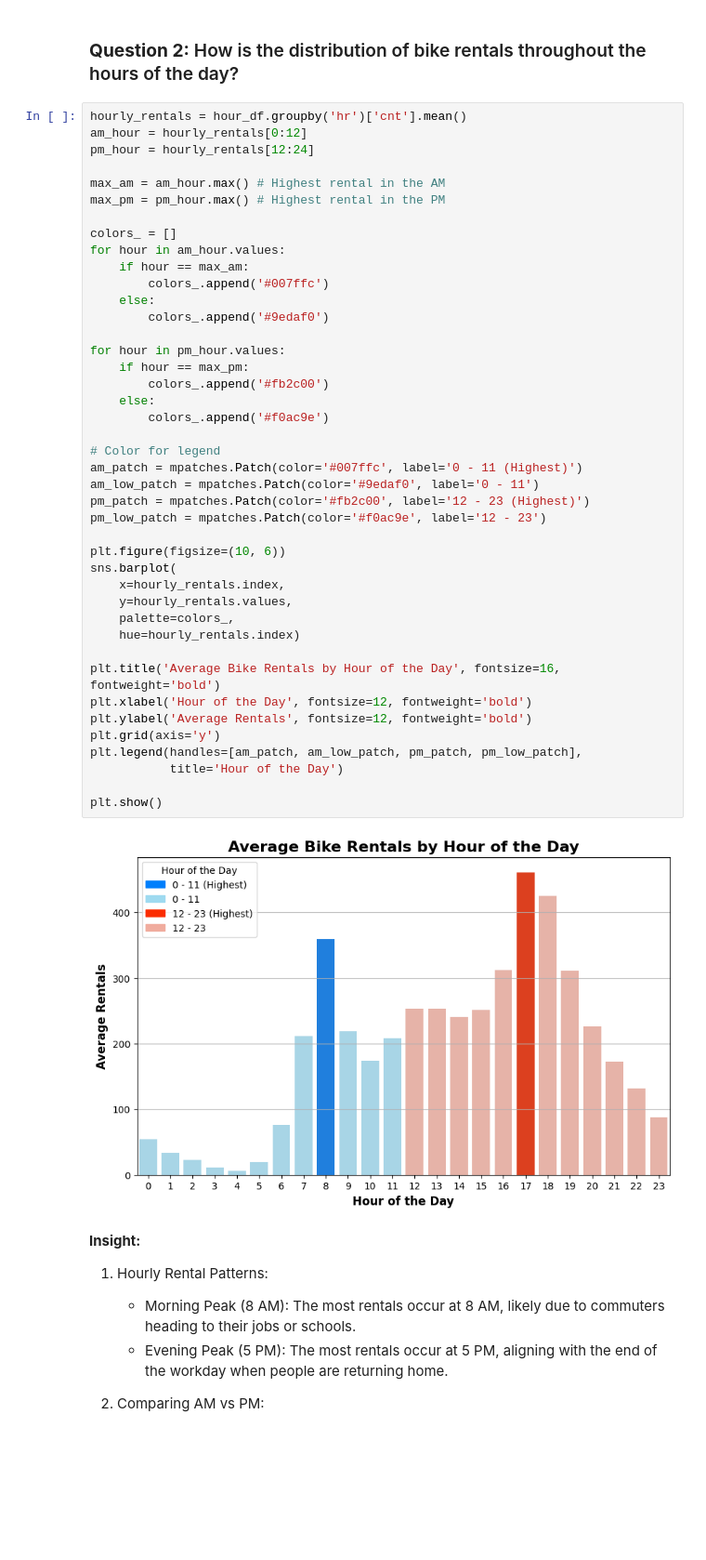
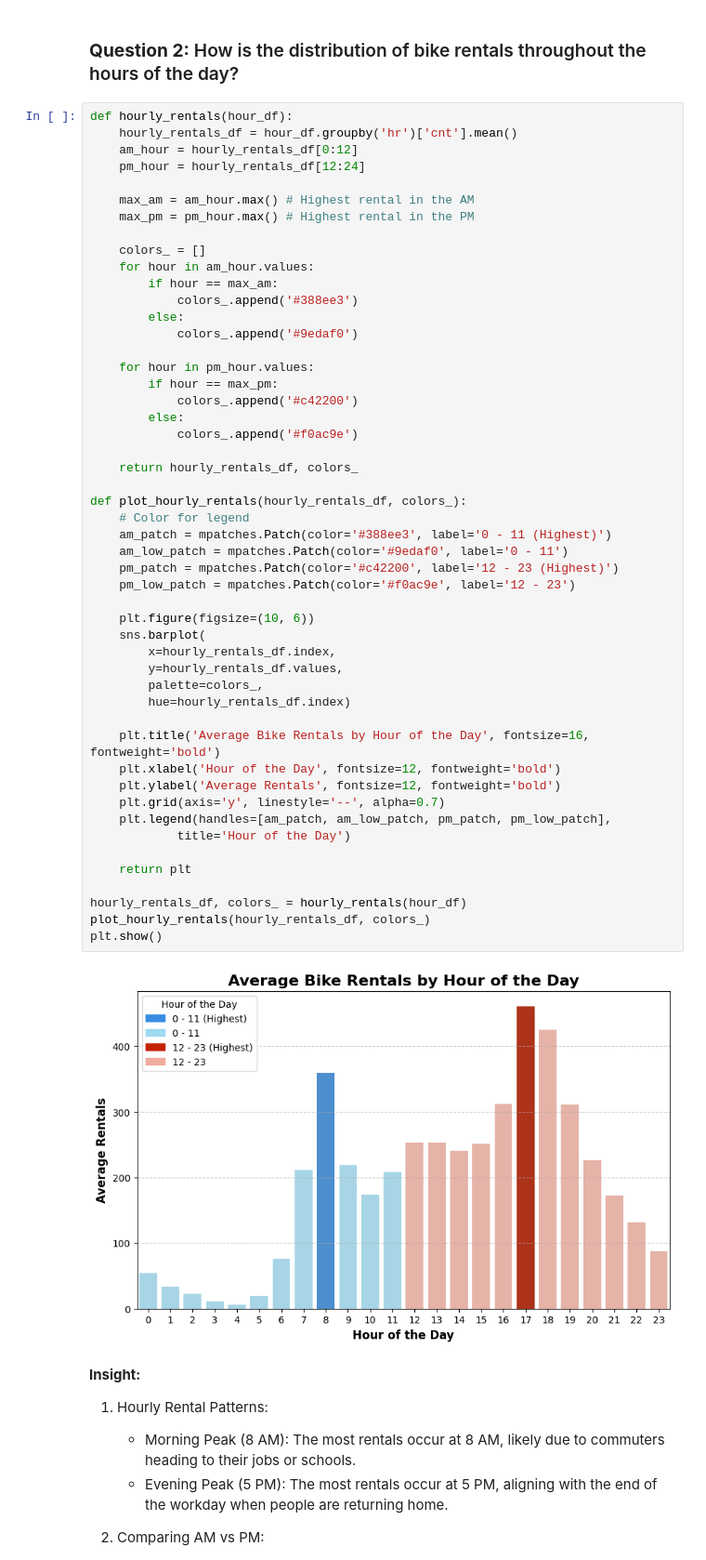
Before and after one commit to rakaarfi/bike-rental-dashboard, a Jupyter notebook: notebook.ipynb, the cells around one changed output. Shown at 93% size. Cells and saved outputs as stored; diff of their text form; blank space fills up the shorter version.

```diff
--- a/notebook.ipynb
+++ b/notebook.ipynb
@@ -369,49 +399,57 @@ plt.show()
 # %% [markdown]
 ### **Question 2:** How is the distribution of bike rentals throughout the hours of the day?
 # %%
-hourly_rentals = hour_df.groupby('hr')['cnt'].mean()
-am_hour = hourly_rentals[0:12]
-pm_hour = hourly_rentals[12:24]
+def hourly_rentals(hour_df):
+    hourly_rentals_df = hour_df.groupby('hr')['cnt'].mean()
+    am_hour = hourly_rentals_df[0:12]
+    pm_hour = hourly_rentals_df[12:24]
 
-max_am = am_hour.max() # Highest rental in the AM
-max_pm = pm_hour.max() # Highest rental in the PM
+    max_am = am_hour.max() # Highest rental in the AM
+    max_pm = pm_hour.max() # Highest rental in the PM
 
-colors_ = []
-for hour in am_hour.values:
-    if hour == max_am:
-        colors_.append('#007ffc')
-    else:
-        colors_.append('#9edaf0')
+    colors_ = []
+    for hour in am_hour.values:
+        if hour == max_am:
+            colors_.append('#388ee3')
+        else:
+            colors_.append('#9edaf0')
 
-for hour in pm_hour.values:
-    if hour == max_pm:
-        colors_.append('#fb2c00')
-    else:
-        colors_.append('#f0ac9e')
+    for hour in pm_hour.values:
+        if hour == max_pm:
+            colors_.append('#c42200')
+        else:
+            colors_.append('#f0ac9e')
 
-# Color for legend
-am_patch = mpatches.Patch(color='#007ffc', label='0 - 11 (Highest)')
-am_low_patch = mpatches.Patch(color='#9edaf0', label='0 - 11')
-pm_patch = mpatches.Patch(color='#fb2c00', label='12 - 23 (Highest)')
-pm_low_patch = mpatches.Patch(color='#f0ac9e', label='12 - 23')
+    return hourly_rentals_df, colors_
 
-plt.figure(figsize=(10, 6))
-sns.barplot(
-    x=hourly_rentals.index,
-    y=hourly_rentals.values,
-    palette=colors_,
-    hue=hourly_rentals.index)
+def plot_hourly_rentals(hourly_rentals_df, colors_):
+    # Color for legend
+    am_patch = mpatches.Patch(color='#388ee3', label='0 - 11 (Highest)')
+    am_low_patch = mpatches.Patch(color='#9edaf0', label='0 - 11')
+    pm_patch = mpatches.Patch(color='#c42200', label='12 - 23 (Highest)')
+    pm_low_patch = mpatches.Patch(color='#f0ac9e', label='12 - 23')
 
-plt.title('Average Bike Rentals by Hour of the Day', fontsize=16, fontweight='bold')
-plt.xlabel('Hour of the Day', fontsize=12, fontweight='bold')
-plt.ylabel('Average Rentals', fontsize=12, fontweight='bold')
-plt.grid(axis='y')
-plt.legend(handles=[am_patch, am_low_patch, pm_patch, pm_low_patch],
-           title='Hour of the Day')
+    plt.figure(figsize=(10, 6))
+    sns.barplot(
+        x=hourly_rentals_df.index,
+        y=hourly_rentals_df.values,
+        palette=colors_,
+        hue=hourly_rentals_df.index)
 
+    plt.title('Average Bike Rentals by Hour of the Day', fontsize=16, fontweight='bold')
+    plt.xlabel('Hour of the Day', fontsize=12, fontweight='bold')
+    plt.ylabel('Average Rentals', fontsize=12, fontweight='bold')
+    plt.grid(axis='y', linestyle='--', alpha=0.7)
+    plt.legend(handles=[am_patch, am_low_patch, pm_patch, pm_low_patch],
+            title='Hour of the Day')
+
+    return plt
+
+hourly_rentals_df, colors_ = hourly_rentals(hour_df)
+plot_hourly_rentals(hourly_rentals_df, colors_)
 plt.show()
 # %% [output]
-[figure, old version]
+[figure, new version]
 # %% [markdown]
 **Insight:**
 1. Hourly Rental Patterns:
```
Also changed, not shown: parts of 17 cells of this notebook, 1 other file.
